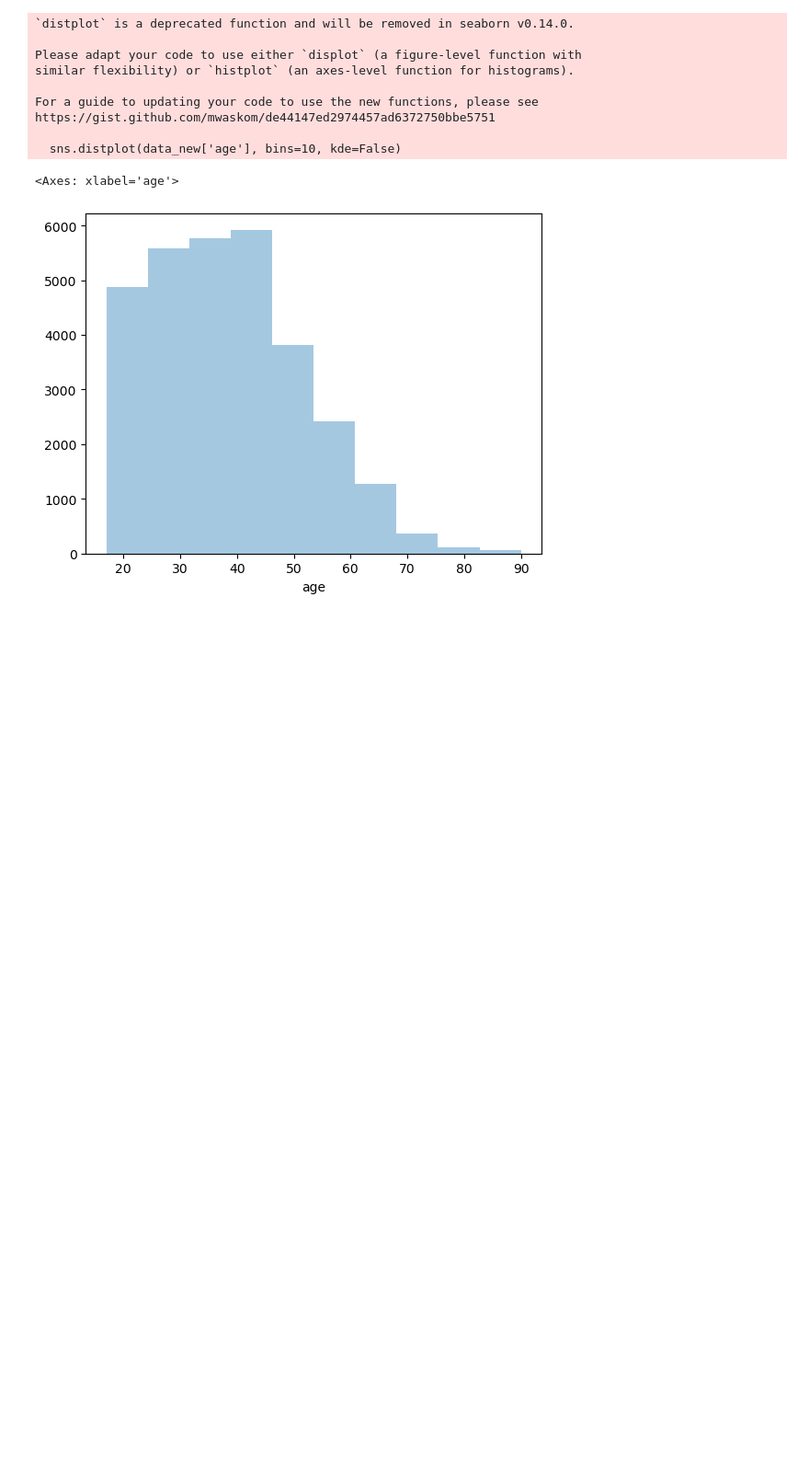
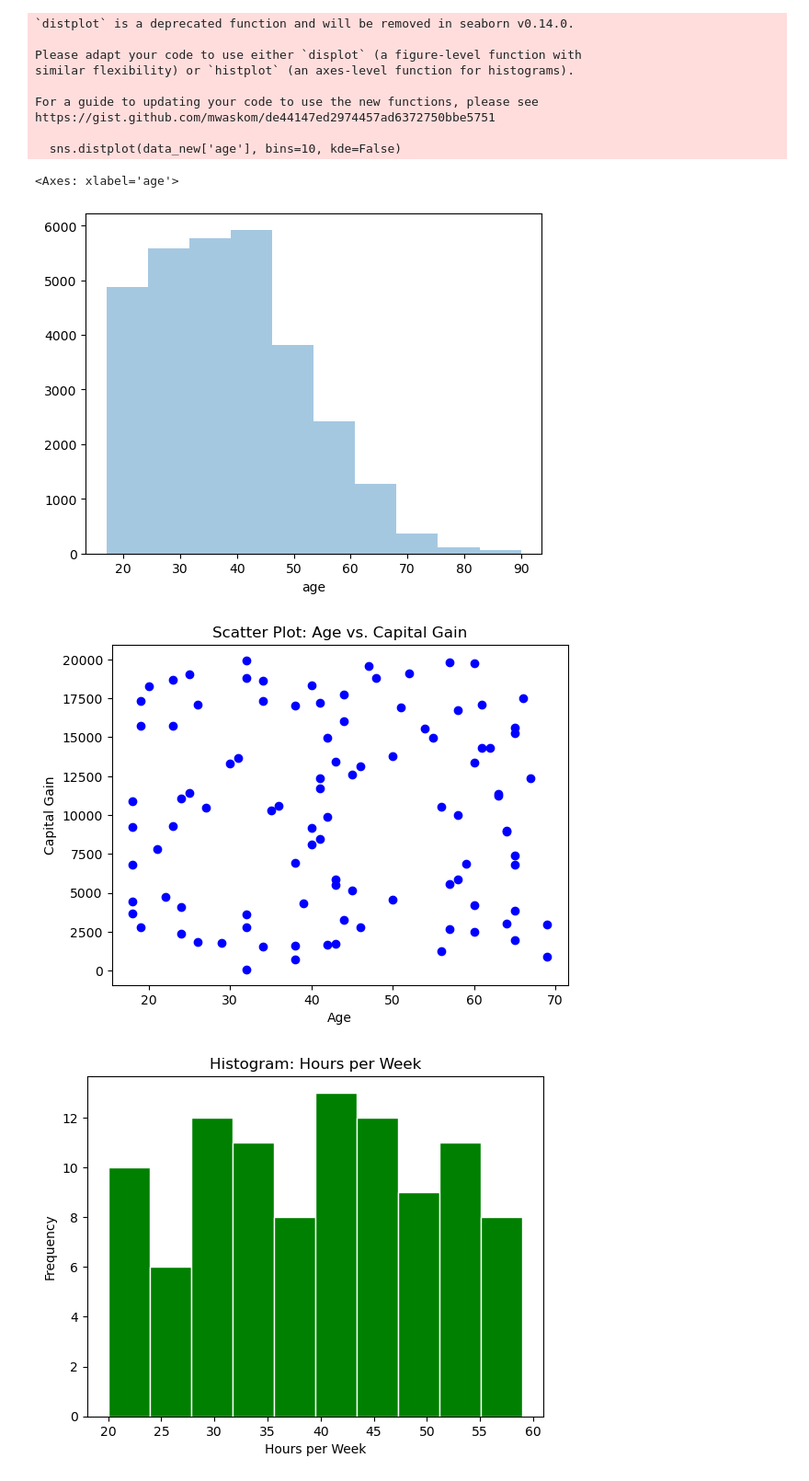
Before and after one commit to prathamtechops/Data-Science-MI, a Jupyter notebook: python/Classification/Untitled.ipynb, the cells around one changed output. Shown at 92% size. Saved outputs shown, nothing was run; the diff lists cells and outputs as text; code cells hidden in the pictures; blank space fills up the shorter version.

```diff
--- a/python/Classification/Untitled.ipynb
+++ b/python/Classification/Untitled.ipynb
@@ -181,3 +181,15 @@ https://gist.github.com/mwaskom/de44147ed2974457ad6372750bbe5751
   sns.distplot(data_new['age'], bins=10, kde=False)
 <Axes: xlabel='age'>
 [figure]
+# %%
+
+import matplotlib.pyplot as plt
+
+# Example data
+age = np.random.randint(18, 70, size=100)
+capitalgain = np.random.randint(0, 20000, size=100)
+capitalloss = np.random.randint(0, 2000, size=100)
+hoursperweek = np.random.randint(20, 60, size=100)
+# %% [output]
+[figure, added]
+[figure, added]
```
Also changed, not shown: parts of 2 cells of this notebook.
